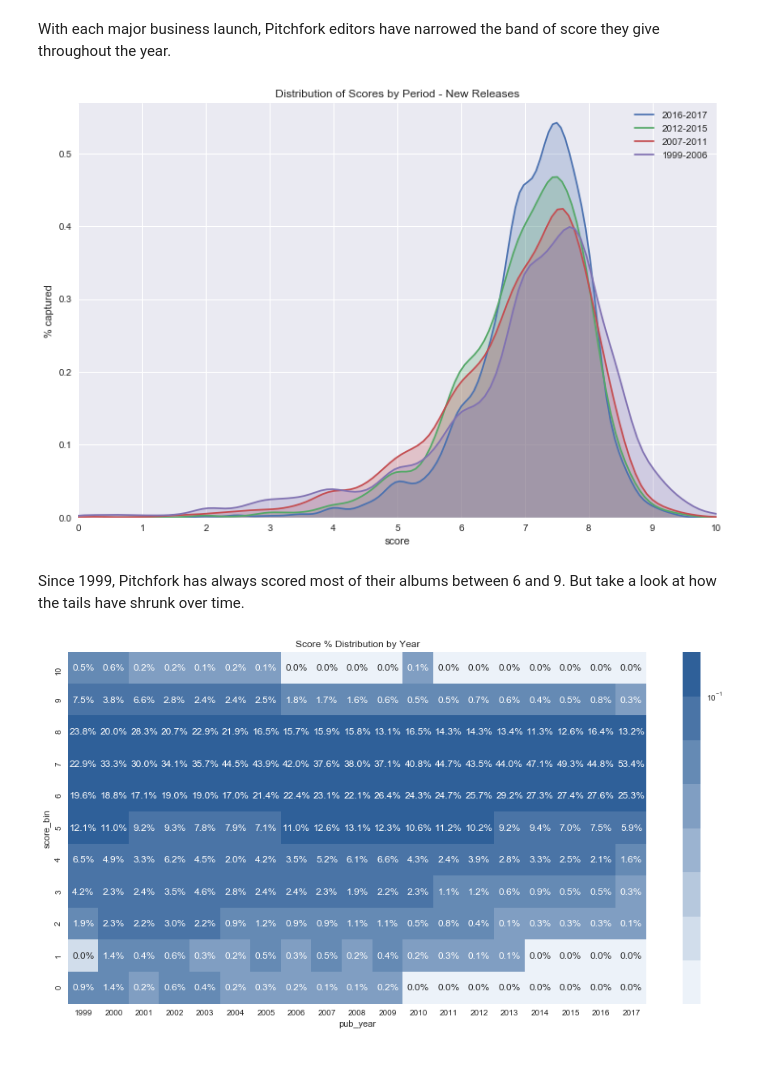
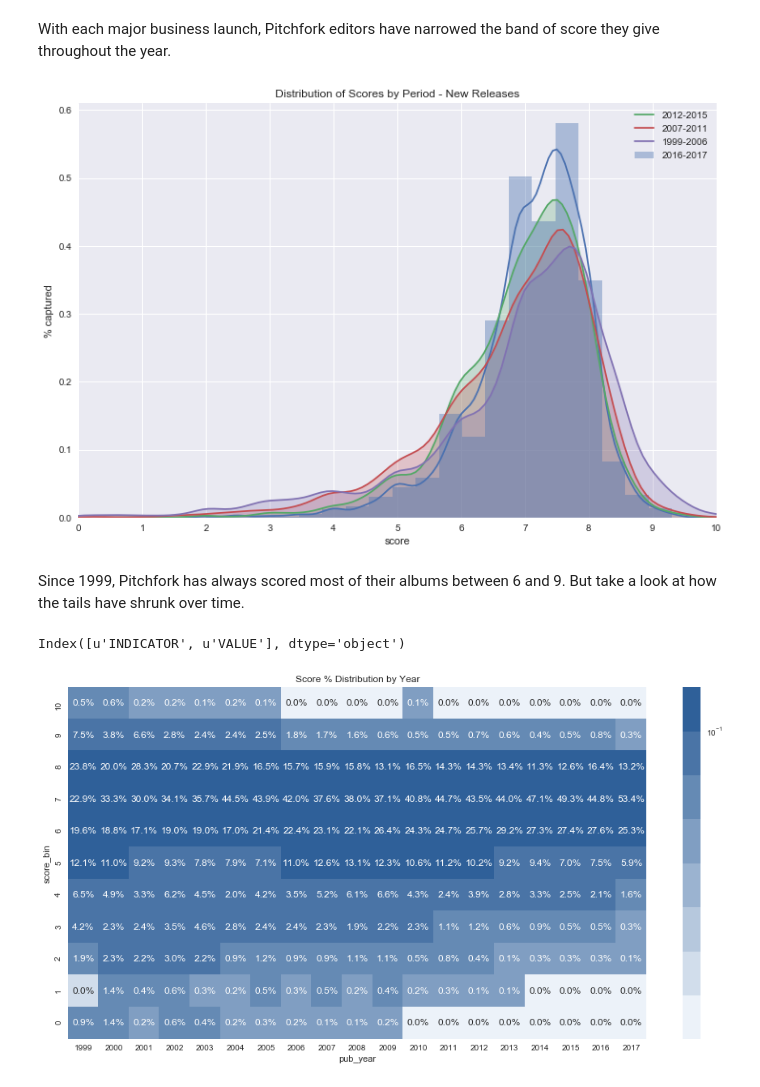
Before and after one commit to andrewjbashford/GalvanizeCapstone, a Jupyter notebook: EDA.ipynb, the cells around one changed output. Drawn from its saved outputs; the diff is of its cells as text; code cells hidden in the pictures.

```diff
--- a/EDA.ipynb
+++ b/EDA.ipynb
@@ -311,15 +317,15 @@ With each major business launch, Pitchfork editors have narrowed the band of sco
 # %%
 fig, ax = plt.subplots(figsize=(12,8))
 plt.title('Distribution of Scores by Period - New Releases')
-sns.kdeplot(df_new[(df_new['pub_year'] > 2014) & (df_new['pub_year'] < 2018)]['score'], shade=True, label='2016-2017')
+sns.distplot(df_new[(df_new['pub_year'] > 2014) & (df_new['pub_year'] < 2018)]['score'], label='2016-2017', bins=20)
 sns.kdeplot(df_new[(df_new['pub_year'] > 2011) & (df_new['pub_year'] < 2015)]['score'], shade=True, label='2012-2015')
 sns.kdeplot(df_new[(df_new['pub_year'] > 2007) & (df_new['pub_year'] < 2012)]['score'], shade=True, label='2007-2011')
 sns.kdeplot(df_new[df_new['pub_year'] < 2007]['score'], shade=True, label='1999-2006')
 plt.xlabel('score')
 plt.xticks(range(0,11))
 plt.xlim(0,10)
 plt.ylabel('% captured')
 plt.legend()
 plt.show()
 # %% [output]
-[figure, old version]
+[figure, new version]
@@ -326,2 +335,6 @@ plt.show()
 # %% [markdown]
 Since 1999, Pitchfork has always scored most of their albums between 6 and 9. But take a look at how the tails have shrunk over time.
+# %%
+df.columns
+# %% [output]
+Index([u'INDICATOR', u'VALUE'], dtype='object')
```
Also changed, not shown: parts of 14 cells of this notebook, 1 other file.
